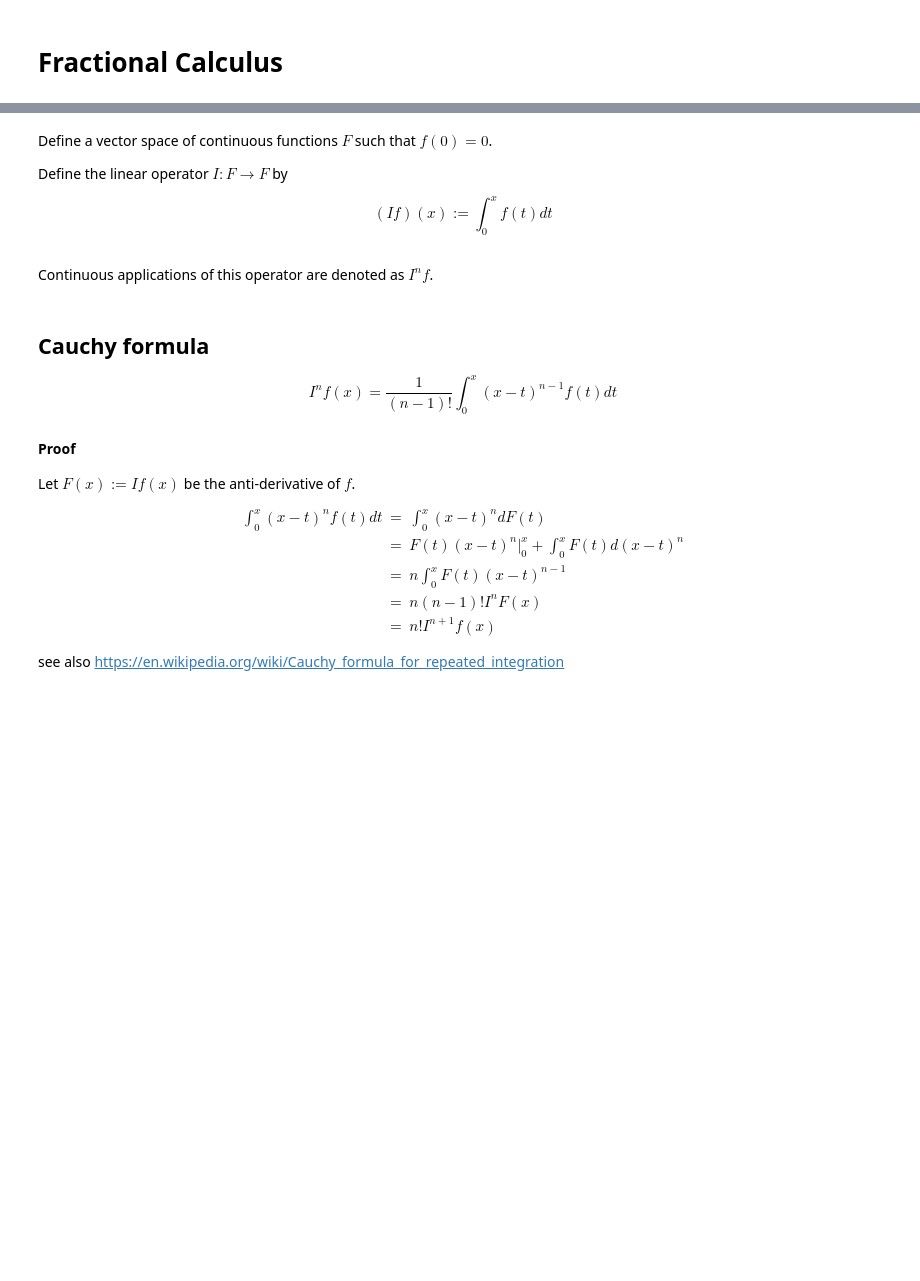
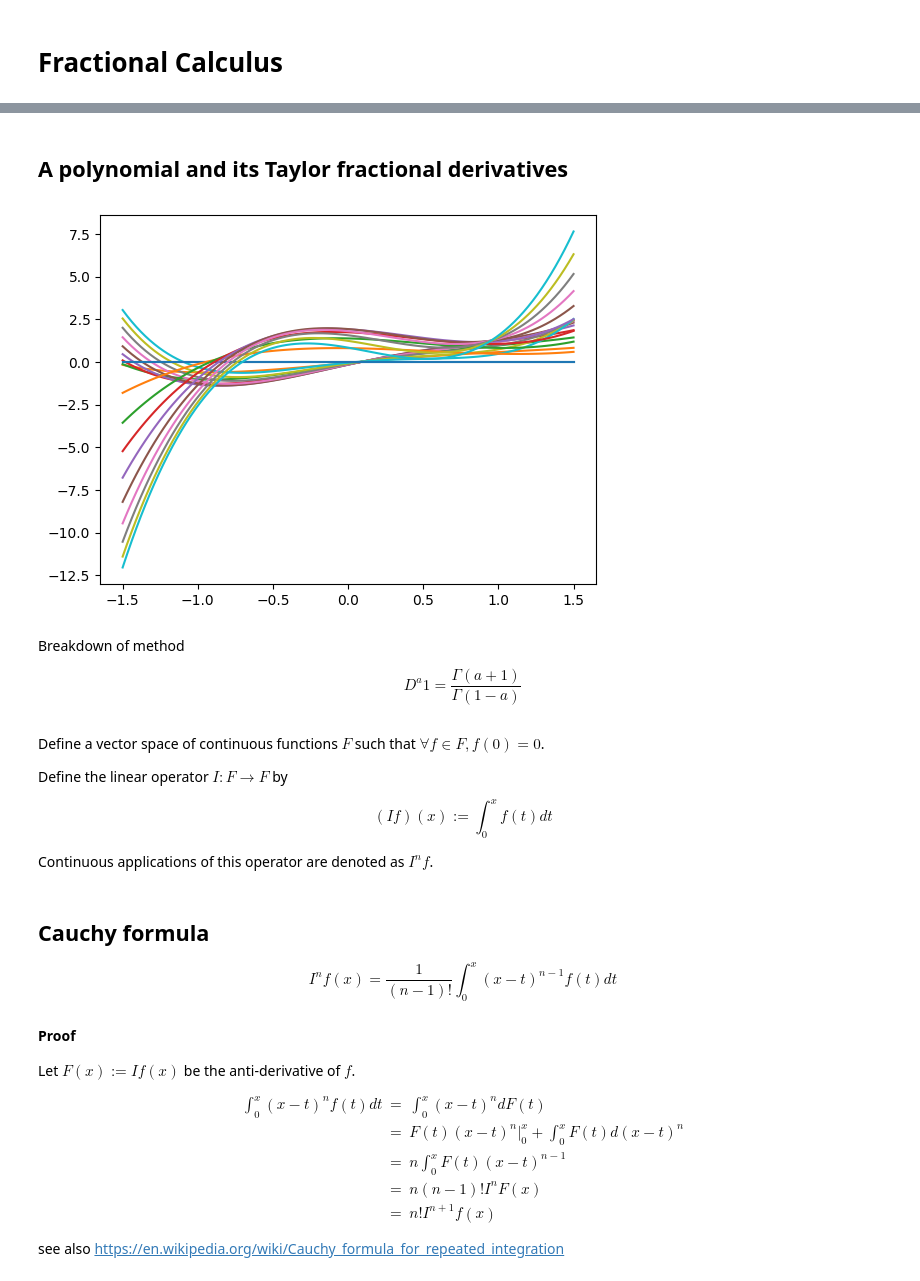
Before and after one commit to algorythmist/eccentric-math, a Jupyter notebook: fractional-calculus.ipynb, the cells around one changed output, grey strips where cells are left out. Saved outputs shown, nothing was run; the diff lists cells and outputs as text; code cells hidden in the pictures; blank space fills up the shorter version.

```diff
--- a/fractional-calculus.ipynb
+++ b/fractional-calculus.ipynb
@@ -3,13 +142,32 @@
+# %% [markdown]
+## A polynomial and its Taylor fractional derivatives
+# %%
+from fractional import taylor_fractional_polynomial_derivative
+
+p = Polynomial.fromroots([-1,0,0.5, 0.8], domain =[-1.5,1.5])
+
+for i in range(0,20):
+    deg = 0.1*i
+    f = taylor_fractional_polynomial_derivative(p,deg)
+    plot_polynomial(f)
+# %% [output]
+[figure, added]
+# %% [markdown]
+Breakdown of method
+
+$$
+D^a 1 = \frac{\Gamma(a+1)}{\Gamma(1-a)}
+$$
 # %% [markdown]
-Define a vector space of continuous functions $F$ such that $f(0) = 0$.
+Define a vector space of continuous functions $F$ such that $\forall f\in F, f(0) = 0$.
 
 Define the linear operator $I: F\rightarrow F$ by
 
 $$
 (If)(x) := \int_0^x f(t)dt
 $$
+
+Continuous applications of this operator are denoted as $I^nf$.
-# %% [markdown]
-Continuous applications of this operator are denoted as $I^nf$.
 # %% [markdown]
 ## Cauchy formula
 
```
Also changed, not shown: parts of 29 cells of this notebook, 2 other files.
